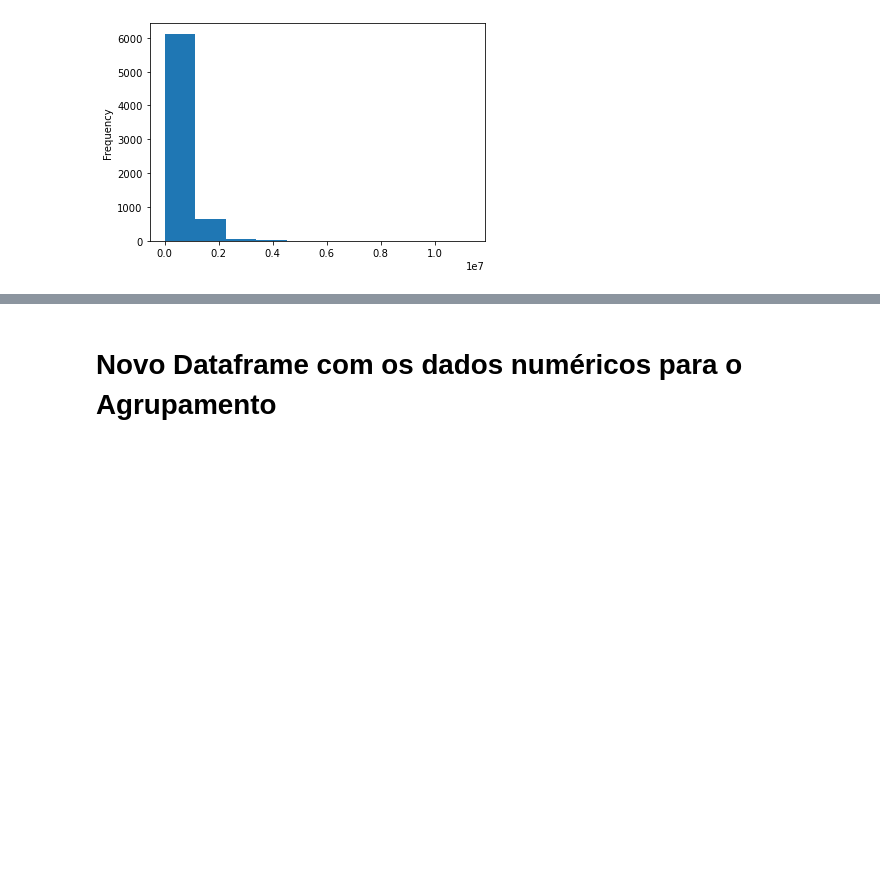
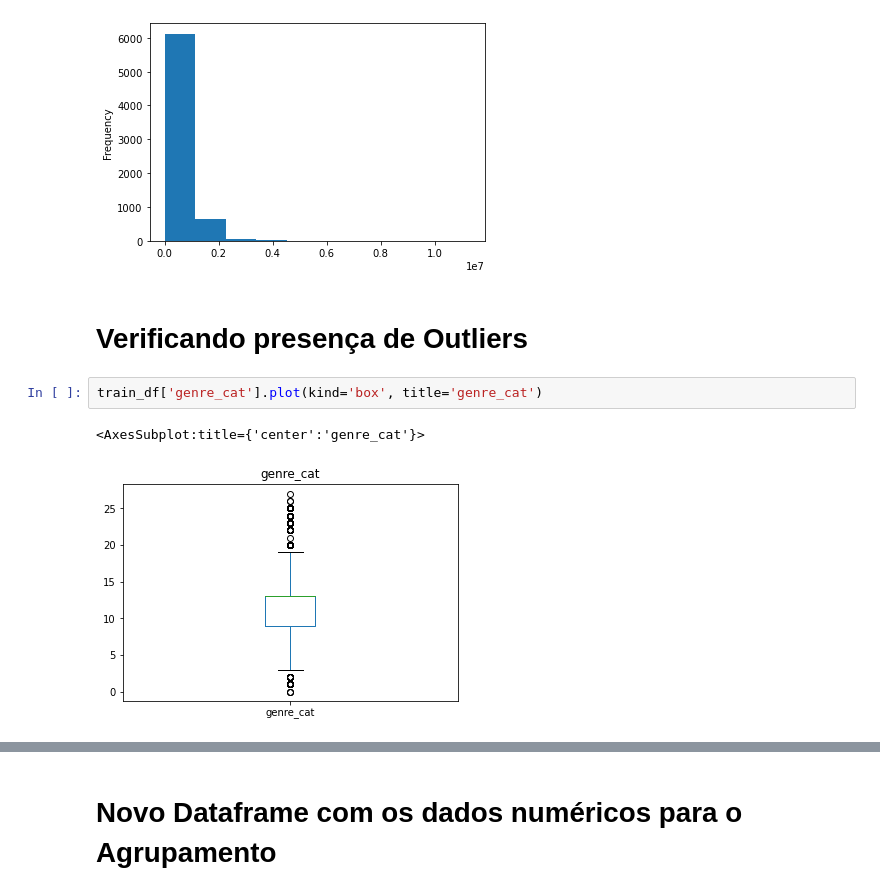
Before and after one commit to rebecabramos/ProjetoIA, a Jupyter notebook: ProjetoIA.ipynb, the cells around one changed output, grey strips where cells are left out. Drawn from its saved outputs; the diff is of its cells as text; blank space fills up the shorter version.

```diff
--- a/ProjetoIA.ipynb
+++ b/ProjetoIA.ipynb
@@ -360,3 +360,10 @@ train_df['size_bytes'].plot(kind='hist')
 Name: size_bytes, Length: 6827, dtype: int64
 <AxesSubplot:ylabel='Frequency'>
 [figure]
+# %% [markdown]
+# Verificando presença de Outliers
+# %%
+train_df['genre_cat'].plot(kind='box', title='genre_cat')
+# %% [output]
+<AxesSubplot:title={'center':'genre_cat'}>
+[figure, added]
```
Also changed, not shown: parts of 8 cells of this notebook.
